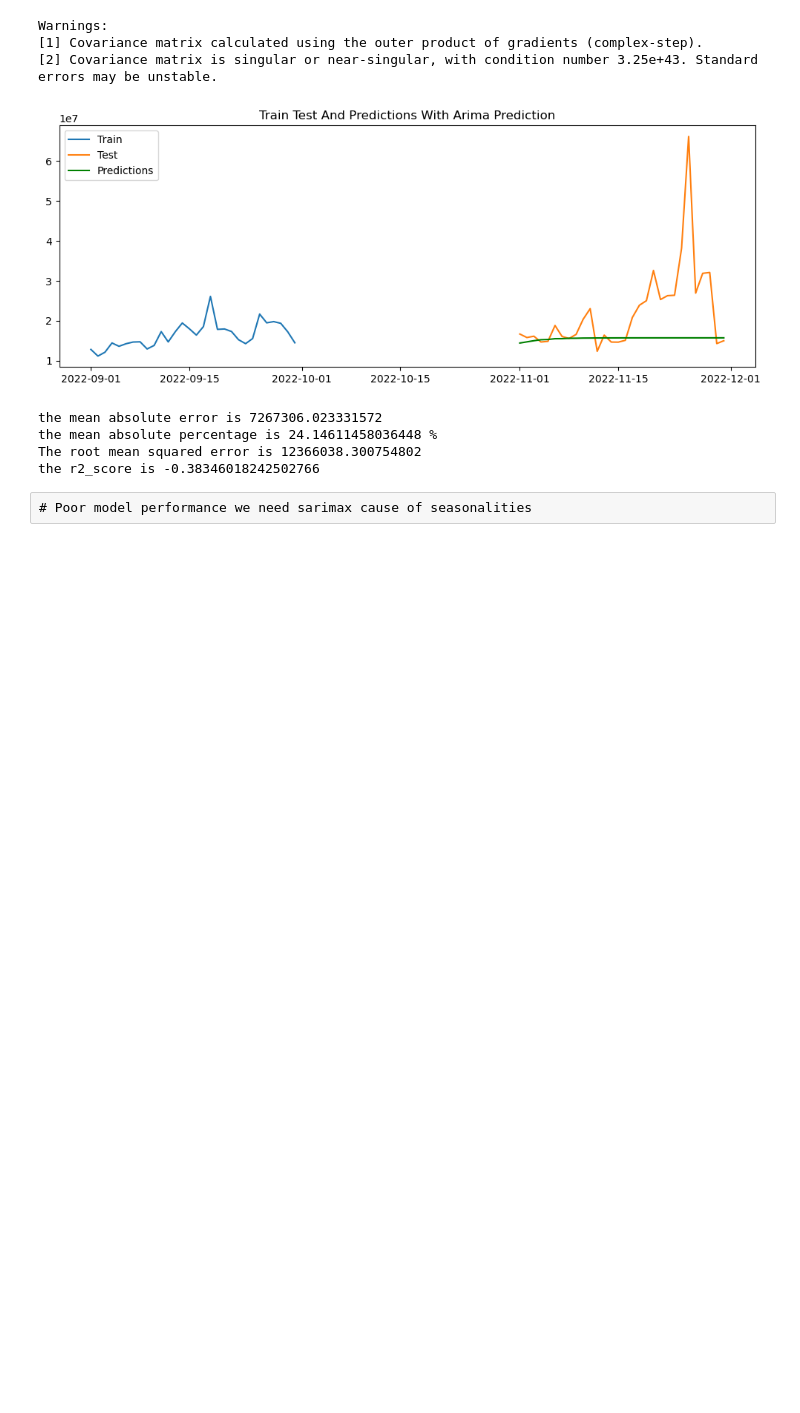
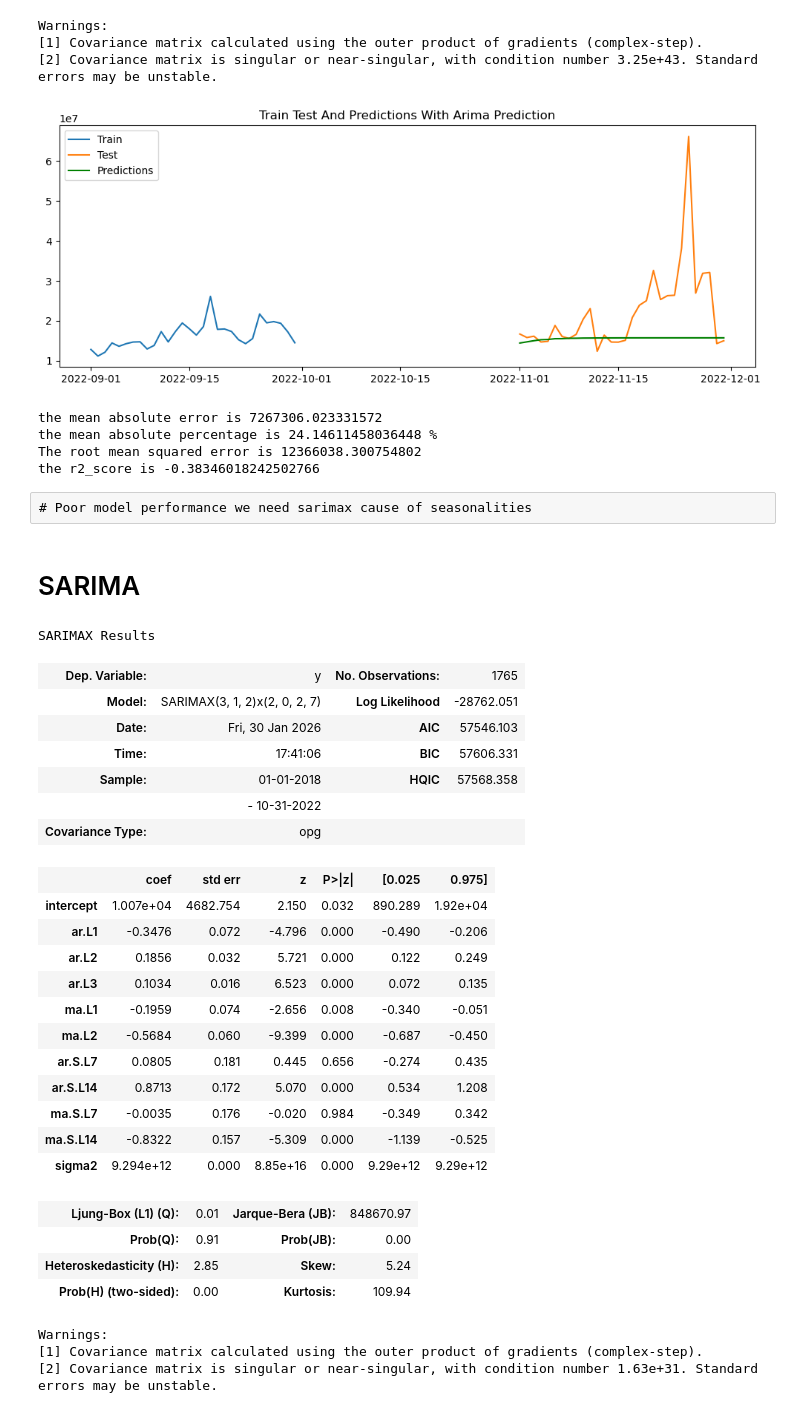
Before and after one commit to steve1-1269/time_series_analysis, a Jupyter notebook: arima.ipynb, the cells around one changed output. Drawn from its saved outputs; the diff is of its cells as text; code cells hidden in the pictures; blank space fills up the shorter version.

```diff
--- a/arima.ipynb
+++ b/arima.ipynb
@@ -349,3 +349,40 @@ The root mean squared error is 12366038.300754802
 the r2_score is -0.38346018242502766
 # %% [raw]
 # Poor model performance we need sarimax cause of seasonalities
+# %% [markdown]
+# SARIMA
+# %%
+model_sarima= auto_arima(
+    train['revenue'],
+    m= 7
+)
+
+model_sarima.summary()
+# %% [output]
+SARIMAX Results
+| Dep. Variable: | y | No. Observations: | 1765 |
+| Model: | SARIMAX(3, 1, 2)x(2, 0, 2, 7) | Log Likelihood | -28762.051 |
+| Date: | Fri, 30 Jan 2026 | AIC | 57546.103 |
+| Time: | 17:41:06 | BIC | 57606.331 |
+| Sample: | 01-01-2018 | HQIC | 57568.358 |
+|  | - 10-31-2022 |  |  |
+| Covariance Type: | opg |  |  |
+|  | coef | std err | z | P>|z| | [0.025 | 0.975] |
+| intercept | 1.007e+04 | 4682.754 | 2.150 | 0.032 | 890.289 | 1.92e+04 |
+| ar.L1 | -0.3476 | 0.072 | -4.796 | 0.000 | -0.490 | -0.206 |
+| ar.L2 | 0.1856 | 0.032 | 5.721 | 0.000 | 0.122 | 0.249 |
+| ar.L3 | 0.1034 | 0.016 | 6.523 | 0.000 | 0.072 | 0.135 |
+| ma.L1 | -0.1959 | 0.074 | -2.656 | 0.008 | -0.340 | -0.051 |
+| ma.L2 | -0.5684 | 0.060 | -9.399 | 0.000 | -0.687 | -0.450 |
+| ar.S.L7 | 0.0805 | 0.181 | 0.445 | 0.656 | -0.274 | 0.435 |
+| ar.S.L14 | 0.8713 | 0.172 | 5.070 | 0.000 | 0.534 | 1.208 |
+| ma.S.L7 | -0.0035 | 0.176 | -0.020 | 0.984 | -0.349 | 0.342 |
+| ma.S.L14 | -0.8322 | 0.157 | -5.309 | 0.000 | -1.139 | -0.525 |
+| sigma2 | 9.294e+12 | 0.000 | 8.85e+16 | 0.000 | 9.29e+12 | 9.29e+12 |
+| Ljung-Box (L1) (Q): | 0.01 | Jarque-Bera (JB): | 848670.97 |
+| Prob(Q): | 0.91 | Prob(JB): | 0.00 |
+| Heteroskedasticity (H): | 2.85 | Skew: | 5.24 |
+| Prob(H) (two-sided): | 0.00 | Kurtosis: | 109.94 |
+Warnings:
+[1] Covariance matrix calculated using the outer product of gradients (complex-step).
+[2] Covariance matrix is singular or near-singular, with condition number 1.63e+31. Standard errors may be unstable.
```
Also changed, not shown: parts of 2 cells of this notebook.
